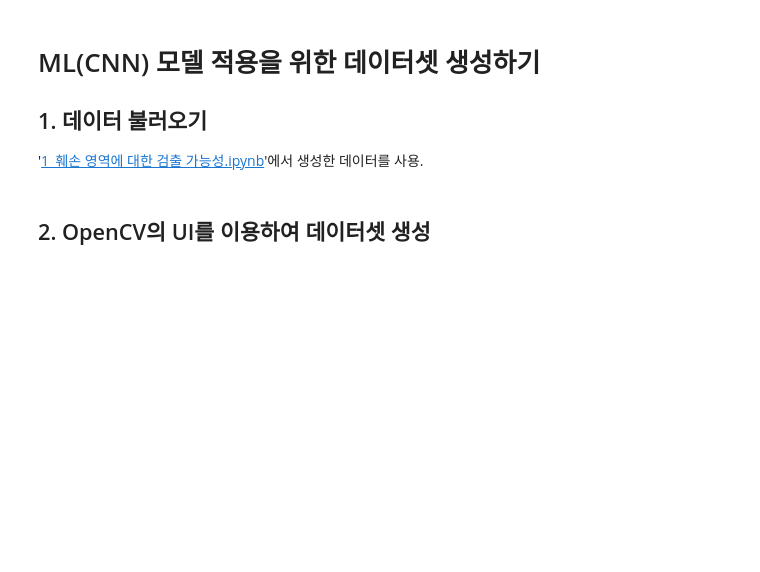
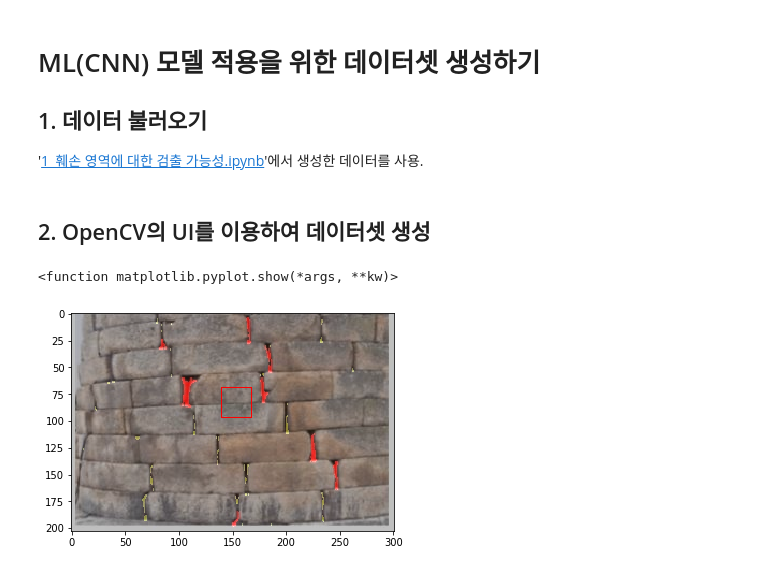
Before and after one commit to DGU-DAI-Lab/2020_Research_KDJ, a Jupyter notebook: 200604-200611_첨성대벽돌균열/2_데이터셋 생성하기.ipynb, the cells around one changed output. Cells and saved outputs as stored; diff of their text form; code cells hidden in the pictures; blank space fills up the shorter version.

```diff
--- a/200604-200611_첨성대벽돌균열/2_데이터셋 생성하기.ipynb
+++ b/200604-200611_첨성대벽돌균열/2_데이터셋 생성하기.ipynb
@@ -47,13 +54,6 @@ data_list = list(load())
 ## 2. OpenCV의 UI를 이용하여 데이터셋 생성
 # %%
 # 위 코드에 이어서...
-
-import numpy as np
-import cv2
-
-import math
-
-from src import dataset
 
 mx, my = 0, 0
 win_name = 'create dataset'
@@ -117,6 +117,8 @@ updateDataset(*data_list[0])
 
 # --------------------------------
 
+frame = None
+
 while True:
     frame_info = data_info['frame']
 
@@ -138,4 +140,13 @@ while True:
         y_save = [ key ]
         dataset.save(x_save, y_save)
 
+cv2.imshow(win_name, frame)
 cv2.destroyWindow(win_name)
+# %%
+import matplotlib.pyplot as plt
+
+plt.imshow(cv2.cvtColor(frame, cv2.COLOR_BGR2RGB))
+plt.show
+# %% [output]
+<function matplotlib.pyplot.show(*args, **kw)>
+[figure, added]
```
Also changed, not shown: parts of 2 cells of this notebook.
